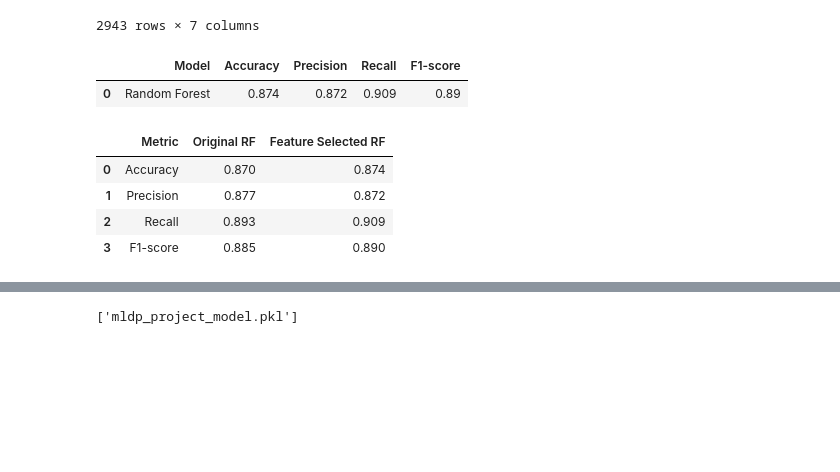
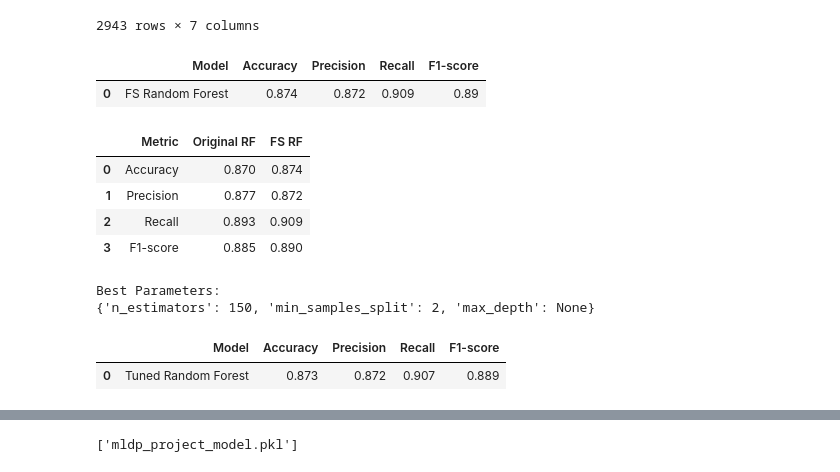
Before and after one commit to AnsonZhu8/MLDP_project, a Jupyter notebook: program_code.ipynb, the cells around one changed output, grey strips where cells are left out. Drawn from its saved outputs; the diff is of its cells as text; code cells hidden in the pictures; blank space fills up the shorter version.

```diff
--- a/program_code.ipynb
+++ b/program_code.ipynb
@@ -534,18 +534,18 @@ y_pred_rf_fs = rf_fs.predict(X_fs_test)
 # %%
 from sklearn.metrics import accuracy_score, precision_score, recall_score, f1_score
 
 results_df_fs = pd.DataFrame({
-    "Model": ["Random Forest"],
+    "Model": ["FS Random Forest"],
     "Accuracy": [accuracy_score(y_fs_test, y_pred_rf_fs)],
     "Precision": [precision_score(y_fs_test, y_pred_rf_fs)],
     "Recall": [recall_score(y_fs_test, y_pred_rf_fs)],
     "F1-score": [f1_score(y_fs_test, y_pred_rf_fs)]
 }).round(3)
 
 results_df_fs
 # %% [output]
 |  | Model | Accuracy | Precision | Recall | F1-score |
-| 0 | Random Forest | 0.874 | 0.872 | 0.909 | 0.89 |
+| 0 | FS Random Forest | 0.874 | 0.872 | 0.909 | 0.89 |
 # %%
 comparison_df = pd.DataFrame({
     "Metric": ["Accuracy", "Precision", "Recall", "F1-score"],
@@ -555,7 +555,7 @@ comparison_df = pd.DataFrame({
         results_df.loc[results_df["Model"] == "Random Forest", "Recall"].values[0],
         results_df.loc[results_df["Model"] == "Random Forest", "F1-score"].values[0]
     ],
-    "Feature Selected RF": [
+    "FS RF": [
         results_df_fs.loc[0, "Accuracy"],
         results_df_fs.loc[0, "Precision"],
         results_df_fs.loc[0, "Recall"],
@@ -565,7 +565,7 @@ comparison_df = pd.DataFrame({
 
 comparison_df
 # %% [output]
-|  | Metric | Original RF | Feature Selected RF |
+|  | Metric | Original RF | FS RF |
 | 0 | Accuracy | 0.870 | 0.874 |
 | 1 | Precision | 0.877 | 0.872 |
 | 2 | Recall | 0.893 | 0.909 |
@@ -586,0 +620,21 @@ comparison_df
+# %%
+print("Best Parameters:")
+print(random_search.best_params_)
+# %% [output]
+Best Parameters:
+{'n_estimators': 150, 'min_samples_split': 2, 'max_depth': None}
+# %%
+from sklearn.metrics import accuracy_score, precision_score, recall_score, f1_score
+
+results_df_fs_tuned = pd.DataFrame({
+    "Model": ["Tuned Random Forest"],
+    "Accuracy": [accuracy_score(y_fs_test, y_pred_rf_fs_tuned)],
+    "Precision": [precision_score(y_fs_test, y_pred_rf_fs_tuned)],
+    "Recall": [recall_score(y_fs_test, y_pred_rf_fs_tuned)],
+    "F1-score": [f1_score(y_fs_test, y_pred_rf_fs_tuned)]
+}).round(3)
+
+results_df_fs_tuned
+# %% [output]
+|  | Model | Accuracy | Precision | Recall | F1-score |
+| 0 | Tuned Random Forest | 0.873 | 0.872 | 0.907 | 0.889 |
```
Also changed, not shown: parts of 3 cells of this notebook.
